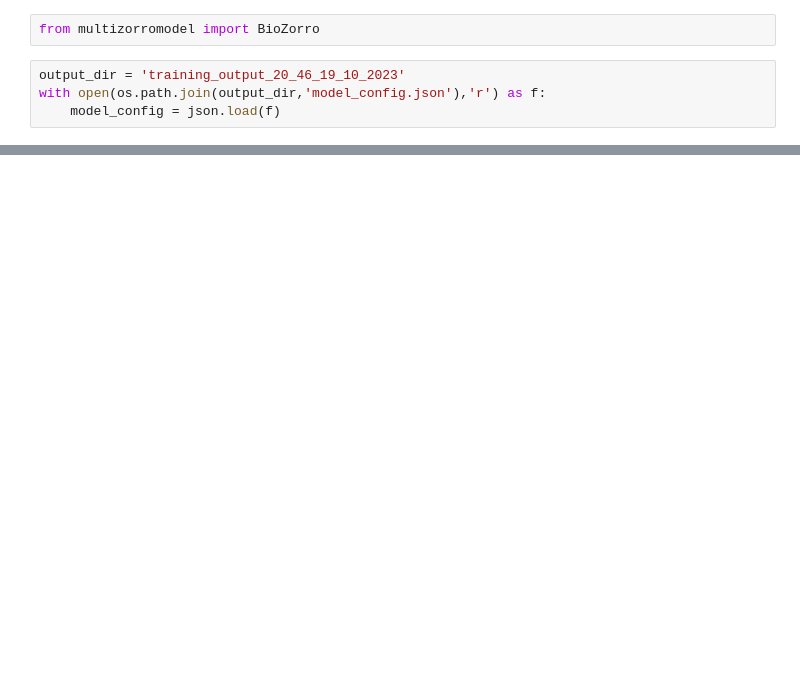
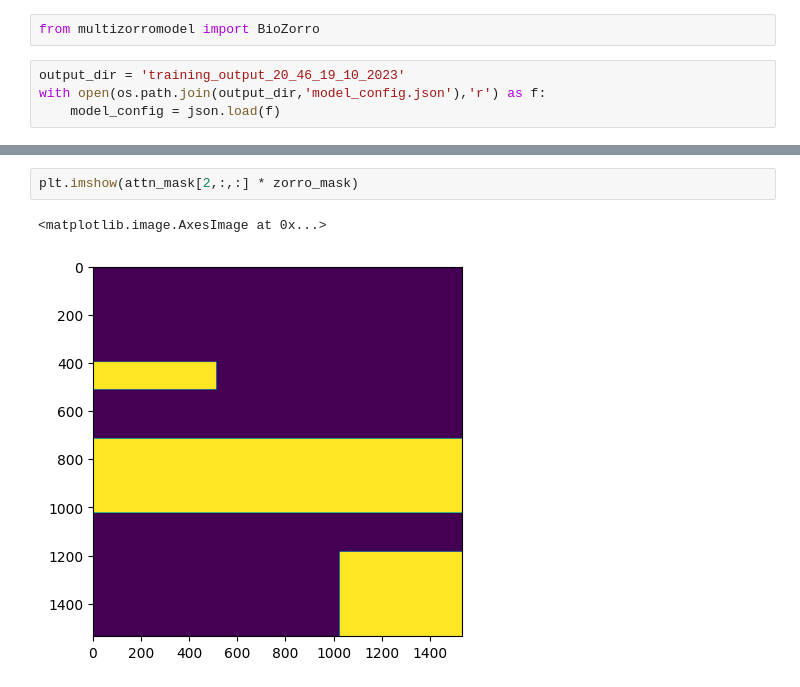
Before and after one commit to josiahbjorgaard/mca-paper, a Jupyter notebook: ModelPrototyping.ipynb, the cells around one changed output, grey strips where cells are left out. Saved outputs shown, nothing was run; the diff lists cells and outputs as text; blank space fills up the shorter version.

```diff
--- a/ModelPrototyping.ipynb
+++ b/ModelPrototyping.ipynb
@@ -244,0 +279,5 @@ BioZorro(
+# %%
+plt.imshow(attn_mask[2,:,:] * zorro_mask)
+# %% [output]
+<matplotlib.image.AxesImage at 0x...>
+[figure, added]
```
Also changed, not shown: parts of 20 cells of this notebook, 2 other files.
